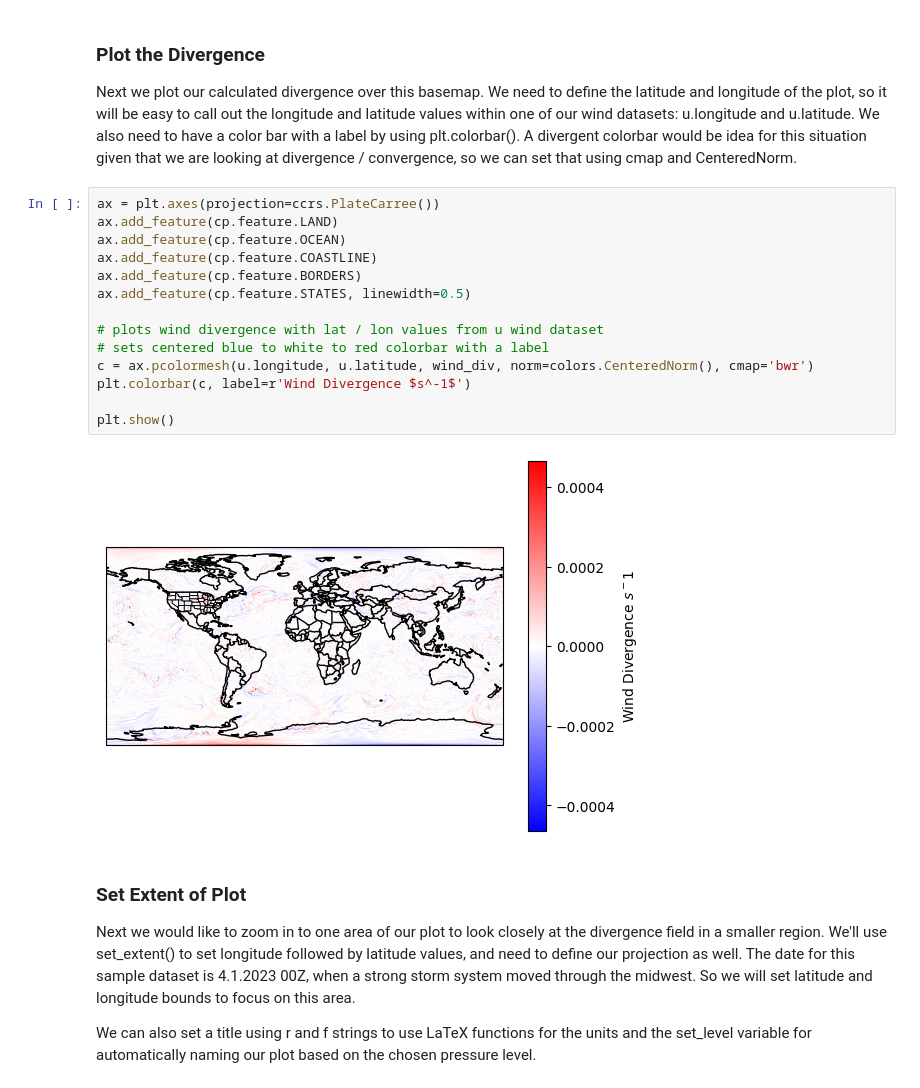
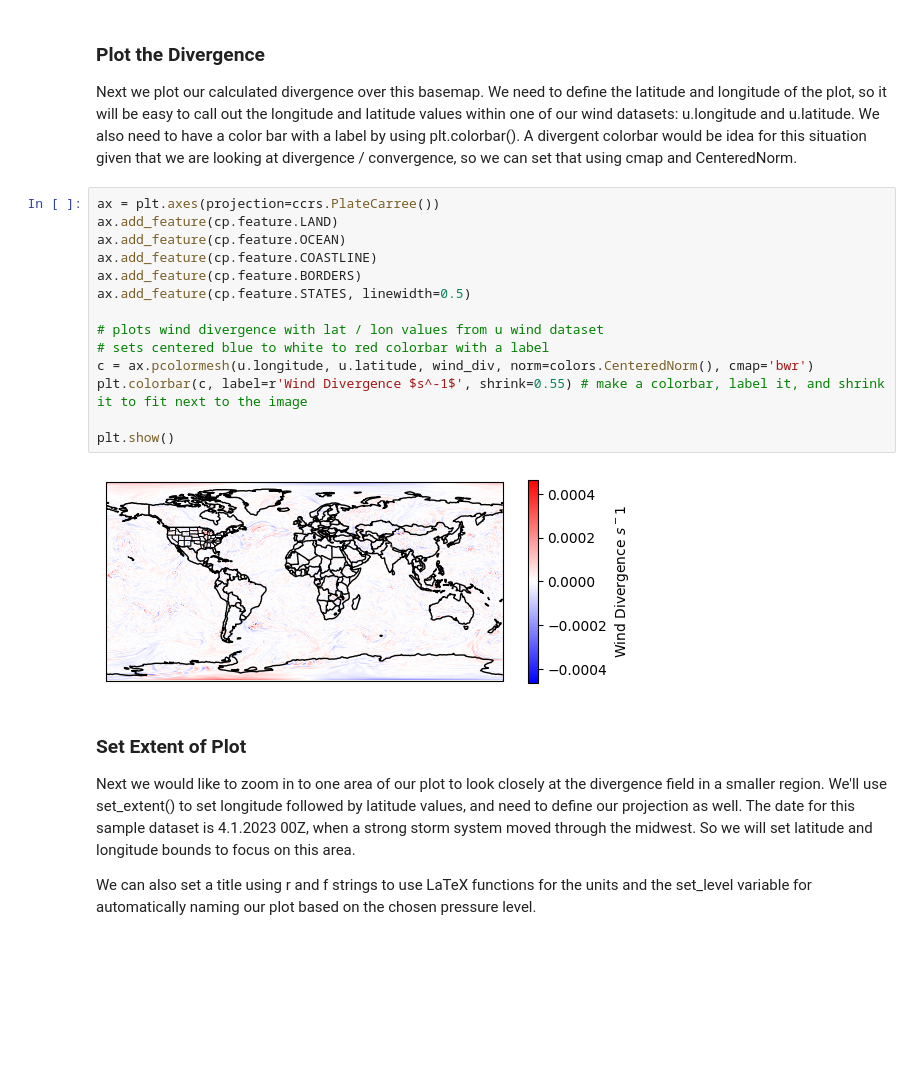
Before and after one commit to caitroufa/data_science_for_the_geosciences, a Jupyter notebook: lecture_examples/07_cartopy/cartopy_divergence.ipynb, the cells around one changed output. Drawn from its saved outputs; the diff is of its cells as text; blank space fills up the shorter version.

Commit message:
updated annotations and colorbars

```diff
--- a/lecture_examples/07_cartopy/cartopy_divergence.ipynb
+++ b/lecture_examples/07_cartopy/cartopy_divergence.ipynb
@@ -95,19 +95,19 @@ Next we plot our calculated divergence over this basemap. We need to define the
 # %%
 ax = plt.axes(projection=ccrs.PlateCarree())
 ax.add_feature(cp.feature.LAND)
 ax.add_feature(cp.feature.OCEAN)
 ax.add_feature(cp.feature.COASTLINE)
 ax.add_feature(cp.feature.BORDERS)
 ax.add_feature(cp.feature.STATES, linewidth=0.5)
 
 # plots wind divergence with lat / lon values from u wind dataset
 # sets centered blue to white to red colorbar with a label
 c = ax.pcolormesh(u.longitude, u.latitude, wind_div, norm=colors.CenteredNorm(), cmap='bwr')
-plt.colorbar(c, label=r'Wind Divergence $s^-1$')
+plt.colorbar(c, label=r'Wind Divergence $s^-1$', shrink=0.55) # make a colorbar, label it, and shrink it to fit next to the image
 
 plt.show()
 # %% [output]
-[figure, old version]
+[figure, new version]
 # %% [markdown]
 ### Set Extent of Plot
 Next we would like to zoom in to one area of our plot to look closely at the divergence field in a smaller region. We'll use set_extent() to set longitude followed by latitude values, and need to define our projection as well. The date for this sample dataset is 4.1.2023 00Z, when a strong storm system moved through the midwest. So we will set latitude and longitude bounds to focus on this area.
```
Also changed, not shown: 2 other files.
